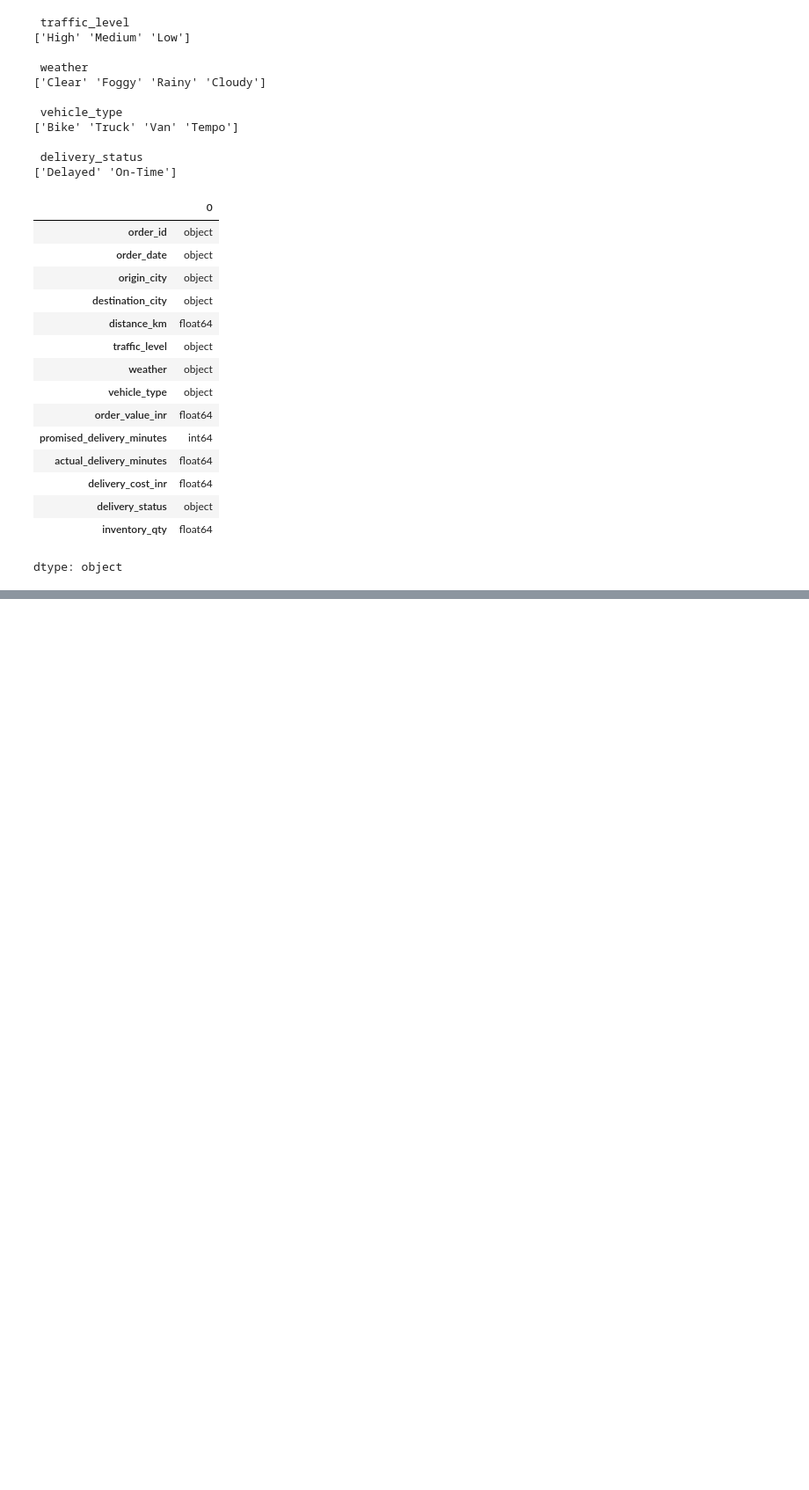
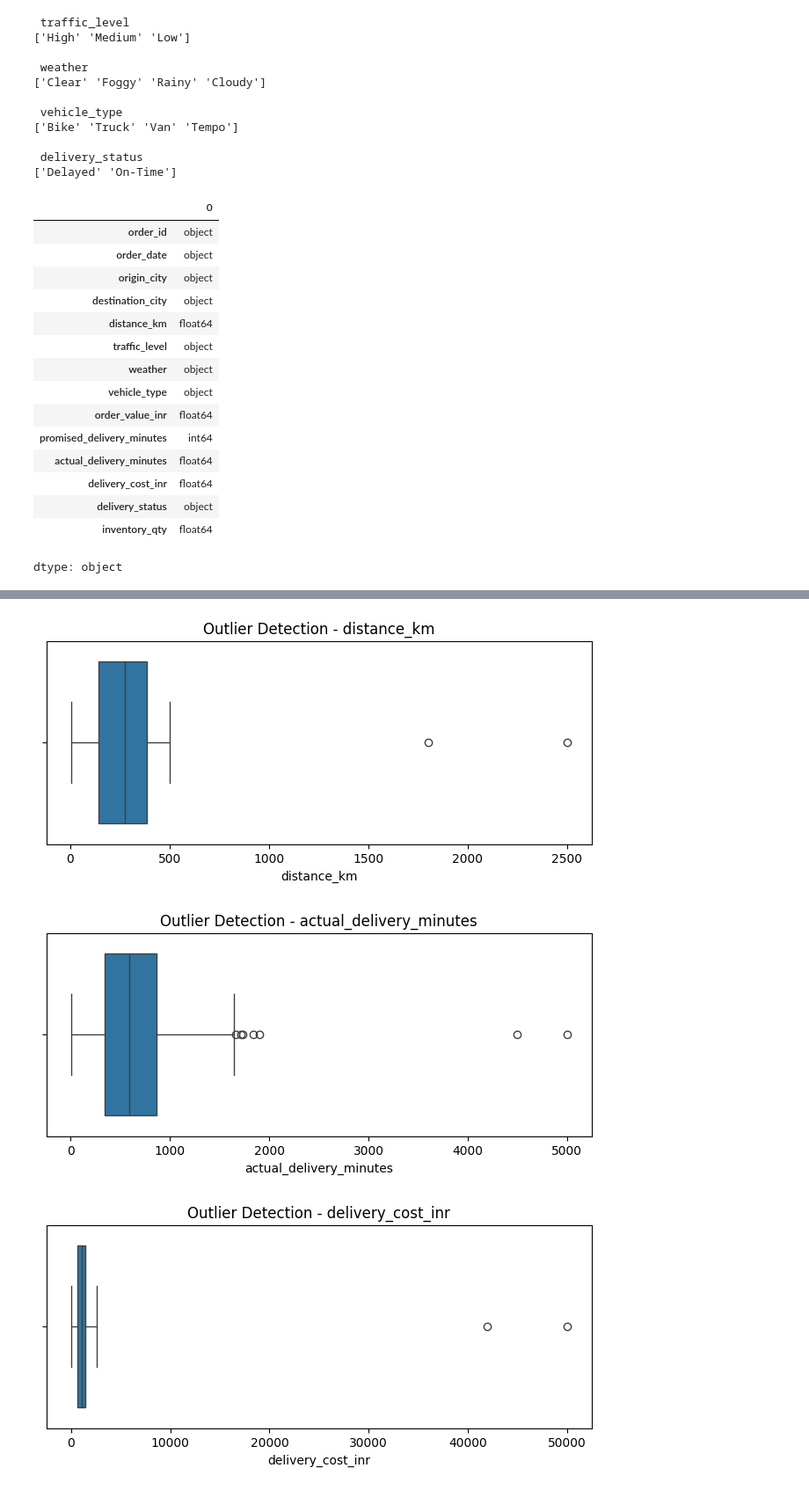
Before and after one commit to RohanSNikam/Logistics-Delivery-Time-Analysis, a Jupyter notebook: notebooks/Week-2_logistics_delivery_analysis.ipynb, the cells around one changed output, grey strips where cells are left out. Shown at 88% size. Drawn from its saved outputs; the diff is of its cells as text; code cells hidden in the pictures; blank space fills up the shorter version.

```diff
--- a/notebooks/Week-2_logistics_delivery_analysis.ipynb
+++ b/notebooks/Week-2_logistics_delivery_analysis.ipynb
@@ -6,7 +6,7 @@ import numpy as np
 import matplotlib.pyplot as plt
 import seaborn as sns
 
-df = pd.read_csv('/content/Week2_Logistics_Raw_Dataset_1000_Rows.csv')
+df = pd.read_csv("/Week2_Logistics_Raw_Dataset_1000_Rows.csv")
 # %%
 df.head()
 # %% [output]
@@ -208,0 +348,31 @@ dtype: object
+# %%
+
+outlier_cols = [
+    'distance_km',
+    'actual_delivery_minutes',
+    'delivery_cost_inr',
+    'inventory_qty'
+]
+
+for col in outlier_cols:
+
+    Q1 = df_clean[col].quantile(0.25)
+    Q3 = df_clean[col].quantile(0.75)
+
+    IQR = Q3 - Q1
+
+    lower = Q1 - 1.5 * IQR
+    upper = Q3 + 1.5 * IQR
+
+    outliers = df_clean[
+        (df_clean[col] < lower) |
+        (df_clean[col] > upper)
+    ]
+
+    print("\nColumn:", col)
+    print("Q1:", Q1)
+    print("Q3:", Q3)
+    print("IQR:", IQR)
+    print("Lower limit:", lower)
+    print("Upper limit:", upper)
+    print("Outlier count:", len(outliers))
@@ -208,0 +397,15 @@ dtype: object
+# %%
+
+for col in outlier_cols:
+
+    plt.figure(figsize=(8, 3))
+
+    sns.boxplot(x=df_clean[col])
+
+    plt.title("Outlier Detection - " + col)
+
+    plt.show()
+# %% [output]
+[figure, added]
+[figure, added]
+[figure, added]
```
Also changed, not shown: parts of 33 cells of this notebook.
